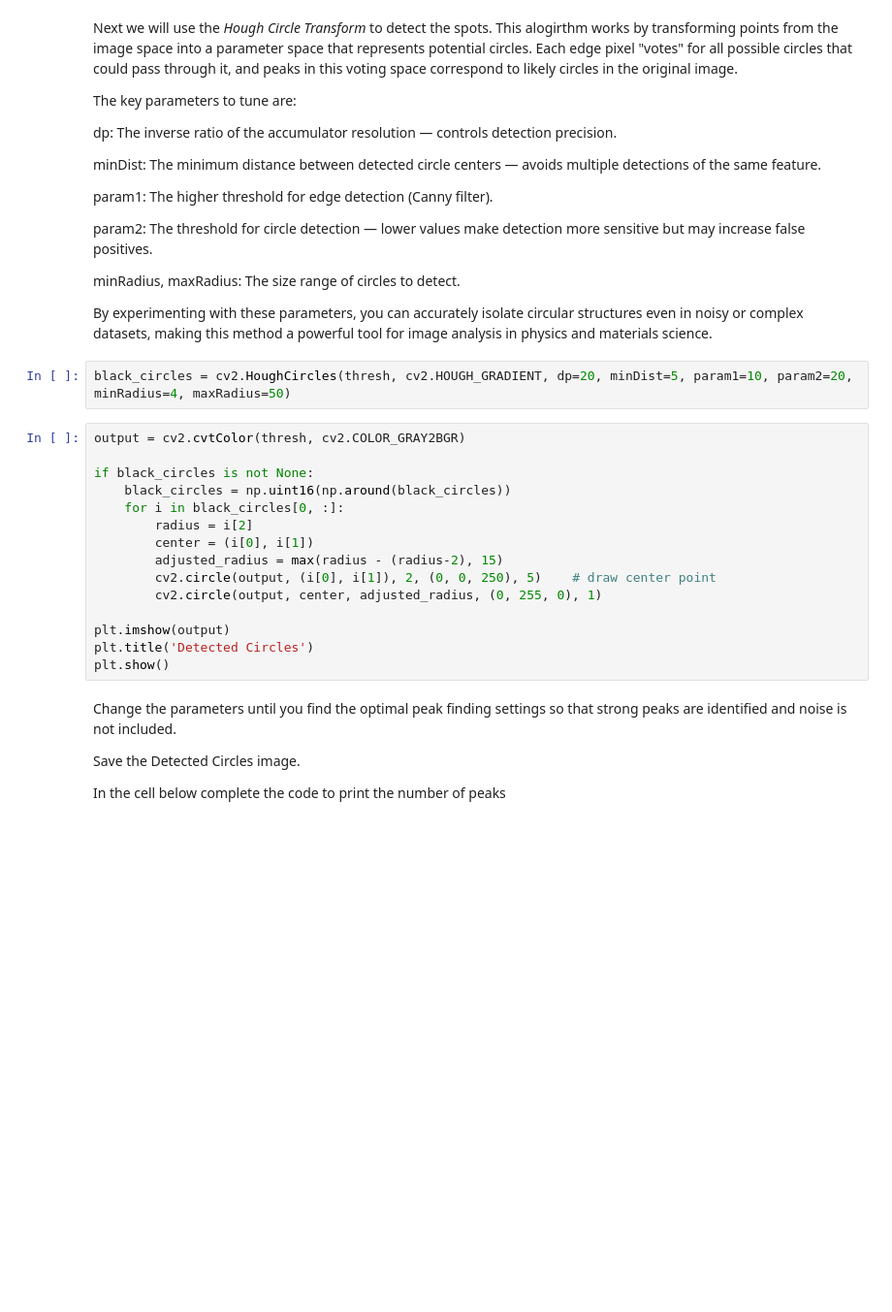
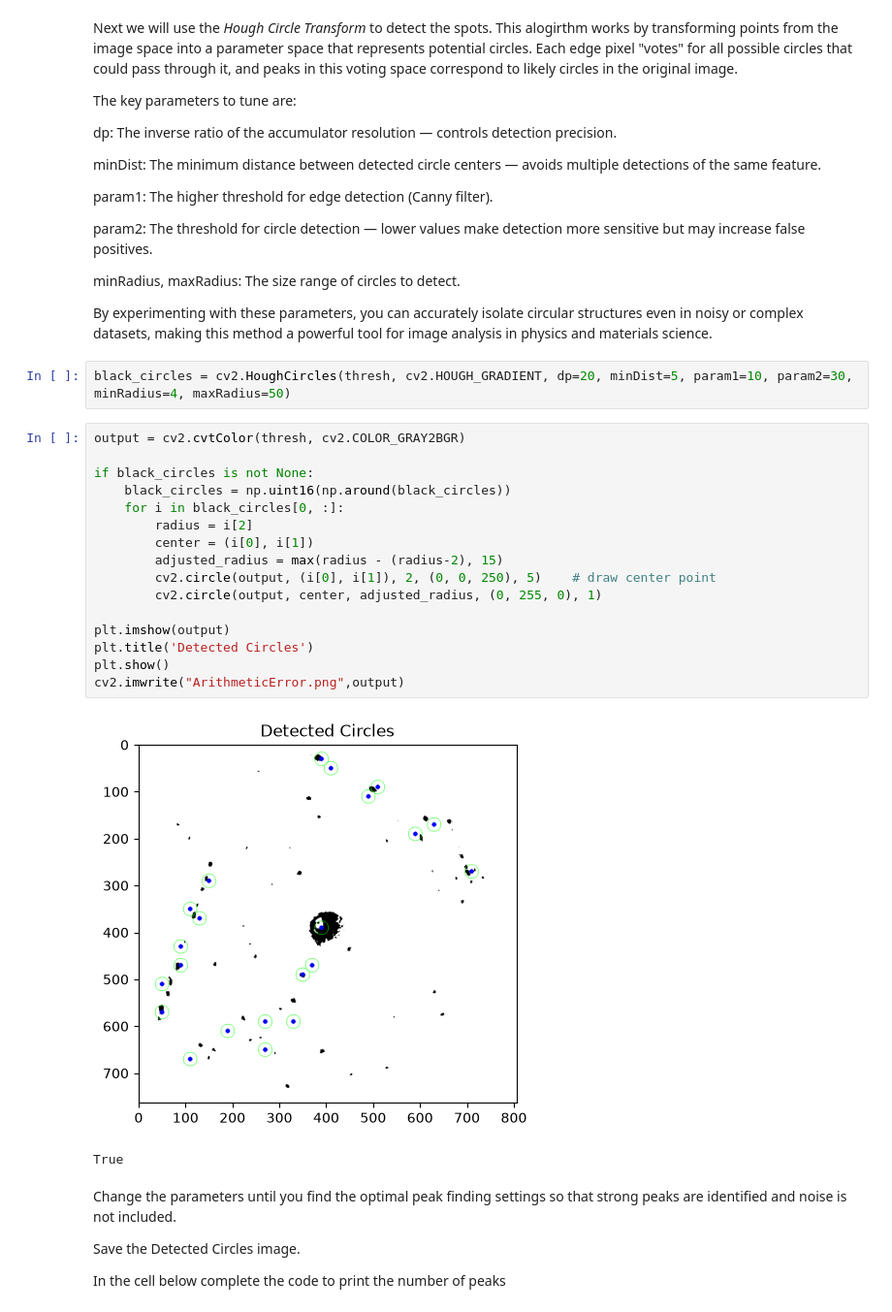
Before and after one commit to Sdoge11/Digital-Skills, a Jupyter notebook: image-process-opencv.ipynb, the cells around one changed output. Shown at 97% size. Drawn from its saved outputs; the diff is of its cells as text; blank space fills up the shorter version.

Commit message:
saved deteced circles

```diff
--- a/image-process-opencv.ipynb
+++ b/image-process-opencv.ipynb
@@ -410,22 +465,26 @@ minRadius, maxRadius: The size range of circles to detect.
 
 By experimenting with these parameters, you can accurately isolate circular structures even in noisy or complex datasets, making this method a powerful tool for image analysis in physics and materials science.
 # %%
-black_circles = cv2.HoughCircles(thresh, cv2.HOUGH_GRADIENT, dp=20, minDist=5, param1=10, param2=20, minRadius=4, maxRadius=50)
+black_circles = cv2.HoughCircles(thresh, cv2.HOUGH_GRADIENT, dp=20, minDist=5, param1=10, param2=30, minRadius=4, maxRadius=50)
 # %%
 output = cv2.cvtColor(thresh, cv2.COLOR_GRAY2BGR)
 
 if black_circles is not None:
     black_circles = np.uint16(np.around(black_circles))
     for i in black_circles[0, :]:
         radius = i[2]
         center = (i[0], i[1])
         adjusted_radius = max(radius - (radius-2), 15)
         cv2.circle(output, (i[0], i[1]), 2, (0, 0, 250), 5)    # draw center point
         cv2.circle(output, center, adjusted_radius, (0, 255, 0), 1)
 
 plt.imshow(output)
 plt.title('Detected Circles')
 plt.show()
+cv2.imwrite("ArithmeticError.png",output)
+# %% [output]
+[figure, added]
+True
 # %% [markdown]
 Change the parameters until you find the optimal peak finding settings so that strong peaks are identified and noise is not included.
 
```
Also changed, not shown: parts of 17 cells of this notebook, 2 other files.
